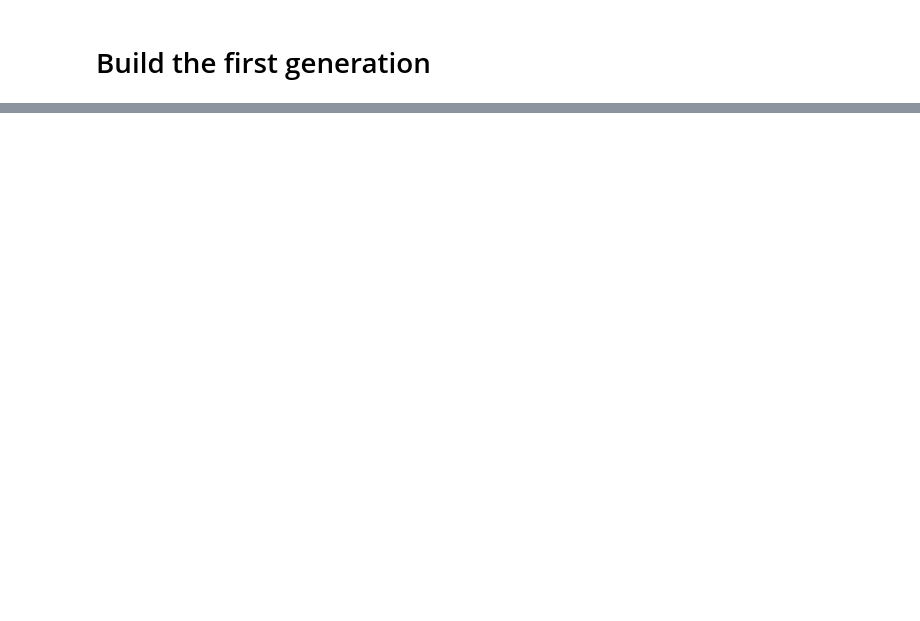
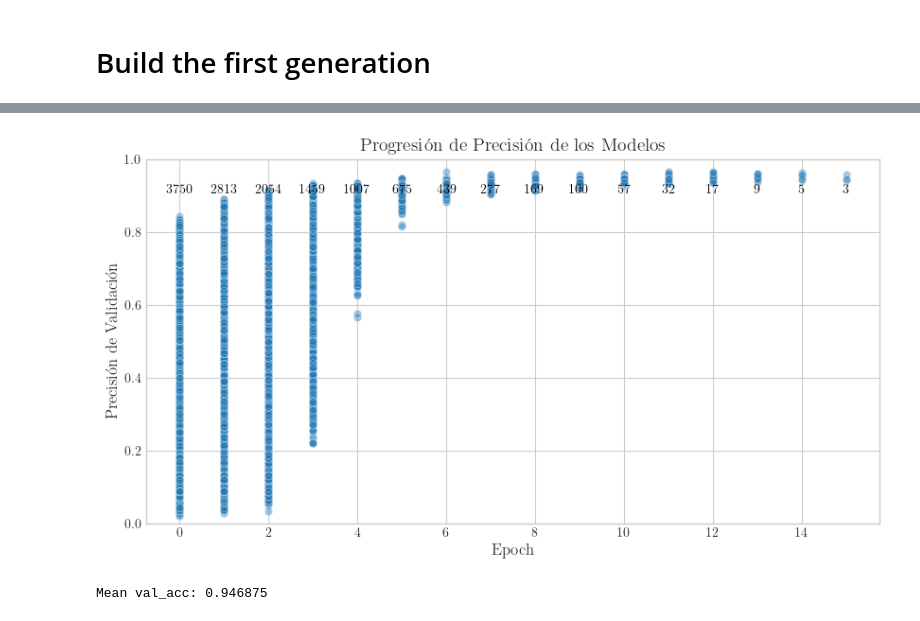
Before and after one commit to topsy-13/NAS_pretesting, a Jupyter notebook: Epoch-Based Evolution (EBE)/EBE_testing.ipynb, the cells around one changed output, grey strips where cells are left out. Saved outputs shown, nothing was run; the diff lists cells and outputs as text; code cells hidden in the pictures; blank space fills up the shorter version.

```diff
--- a/Epoch-Based Evolution (EBE)/EBE_testing.ipynb
+++ b/Epoch-Based Evolution (EBE)/EBE_testing.ipynb
@@ -9,7 +9,7 @@ import load_data
 # %% [markdown]
 # Load Data
 # %%
-X_train, y_train, X_val, y_val, X_test, y_test = load_data.load_openml_dataset(dataset_id=334, scaling=True, random_seed=None, return_as='tensor')
+X_train, y_train, X_val, y_val, X_test, y_test = load_data.load_openml_dataset(dataset_id=12, scaling=True, random_seed=13, return_as='tensor')
 input_size, output_size = load_data.get_tensor_sizes(X_train, y_train)
 # %% [output]
 Class column is not numeric. Applying LabelEncoder.
@@ -75,3 +69,0 @@ first_gen = Generation(search_space, n_individuals=N_INDIVIDUALS)
-# %%
-# TRAIN THE GEN
-first_gen.train_generation(train_loader, 1)
@@ -242,0 +97,14 @@ NN Final Accuracy 0.8177083333333333
+# %%
+plt.style.use('seaborn-v0_8-whitegrid')
+
+# Use LaTeX-style font rendering
+mpl.rcParams.update({
+    "text.usetex": True,
+    "font.family": "serif",
+    "font.serif": ["Computer Modern"],  # Change to ["Computer Modern"] if using the default LaTeX font
+    "axes.labelsize": 12,
+    "axes.titlesize": 14,
+    "legend.fontsize": 10,
+    "xtick.labelsize": 10,
+    "ytick.labelsize": 10
+})
@@ -242,0 +196,17 @@ NN Final Accuracy 0.8177083333333333
+# %%
+
+# Scatter plot for Accuracy
+plt.figure(figsize=(10, 5))
+sns.scatterplot(x=epoch_list, y=val_acc_list, alpha=0.4, edgecolor='white')
+
+# Add model count annotations
+for epoch, count in model_counts.items():
+    plt.text(epoch, 0.9, str(count), ha='center', va='bottom', fontsize=10, color='black', transform=plt.gca().transData)
+
+plt.xlabel('Epoch')
+plt.ylabel('Precisión de Validación')
+plt.title('Progresión de Precisión de los Modelos')
+plt.ylim(0, 1)
+plt.show()
+# %% [output]
+[figure, added]
@@ -242,0 +215,10 @@ NN Final Accuracy 0.8177083333333333
+# %%
+# Extract val_Accuracy values
+val_accuracies = [final_gen.generation[gen]['val_acc'] for gen in final_gen.generation]
+
+# Calculate the mean val_loss
+mean_val_acc = sum(val_accuracies) / len(val_accuracies)
+# Print the mean val_loss
+print("Mean val_acc:", mean_val_acc)
+# %% [output]
+Mean val_acc: 0.946875
```
Also changed, not shown: parts of 38 cells of this notebook, 3 other files.
